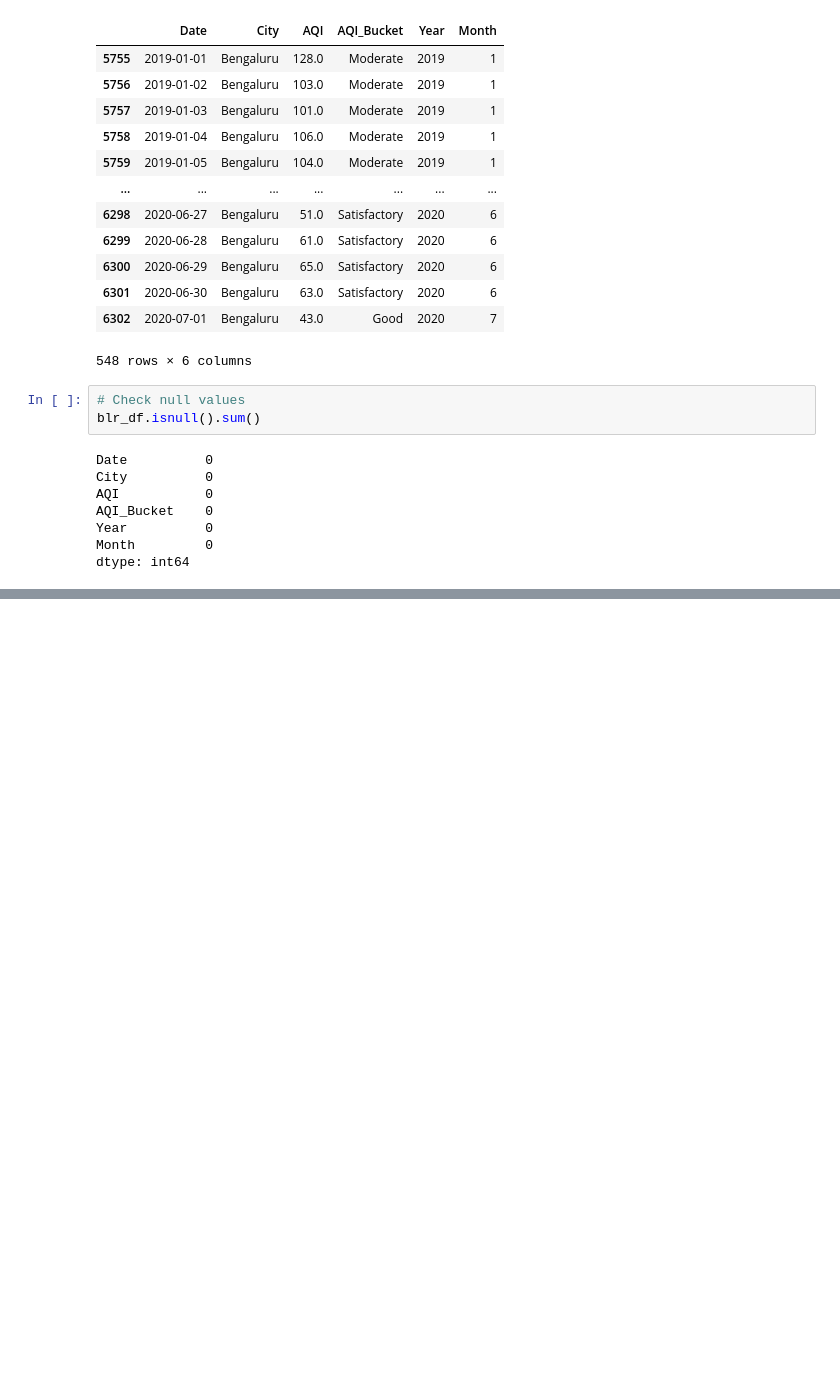
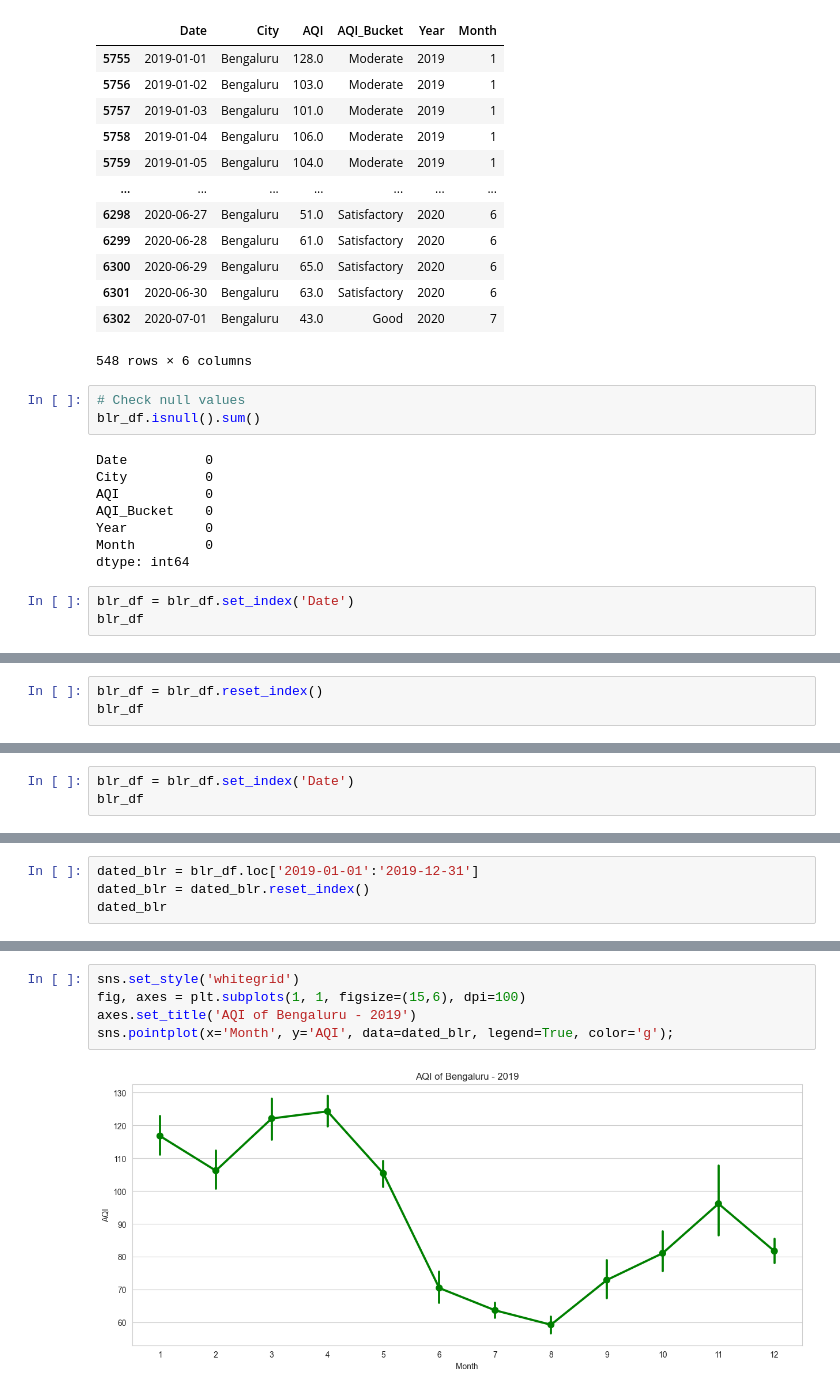
Before and after one commit to enumulak/EK_ML, a Jupyter notebook: Projects/Covid19PollutionEffect/Notebooks/Covid19_Pollution_TestBed.ipynb, the cells around one changed output, grey strips where cells are left out. Cells and saved outputs as stored; diff of their text form; blank space fills up the shorter version.

Commit message:
Plotted Bengaluru AQI

```diff
--- a/Projects/Covid19PollutionEffect/Notebooks/Covid19_Pollution_TestBed.ipynb
+++ b/Projects/Covid19PollutionEffect/Notebooks/Covid19_Pollution_TestBed.ipynb
@@ -407,3 +407,6 @@ AQI_Bucket    0
 Year          0
 Month         0
 dtype: int64
+# %%
+blr_df = blr_df.set_index('Date')
+blr_df
@@ -409,0 +428,3 @@ dtype: int64
+# %%
+blr_df = blr_df.reset_index()
+blr_df
@@ -409,0 +445,3 @@ dtype: int64
+# %%
+blr_df = blr_df.set_index('Date')
+blr_df
@@ -409,0 +463,4 @@ dtype: int64
+# %%
+dated_blr = blr_df.loc['2019-01-01':'2019-12-31']
+dated_blr = dated_blr.reset_index()
+dated_blr
@@ -409,0 +481,7 @@ dtype: int64
+# %%
+sns.set_style('whitegrid')
+fig, axes = plt.subplots(1, 1, figsize=(15,6), dpi=100)
+axes.set_title('AQI of Bengaluru - 2019')
+sns.pointplot(x='Month', y='AQI', data=dated_blr, legend=True, color='g');
+# %% [output]
+[figure, added]
```
Also changed, not shown: parts of 16 cells of this notebook.
